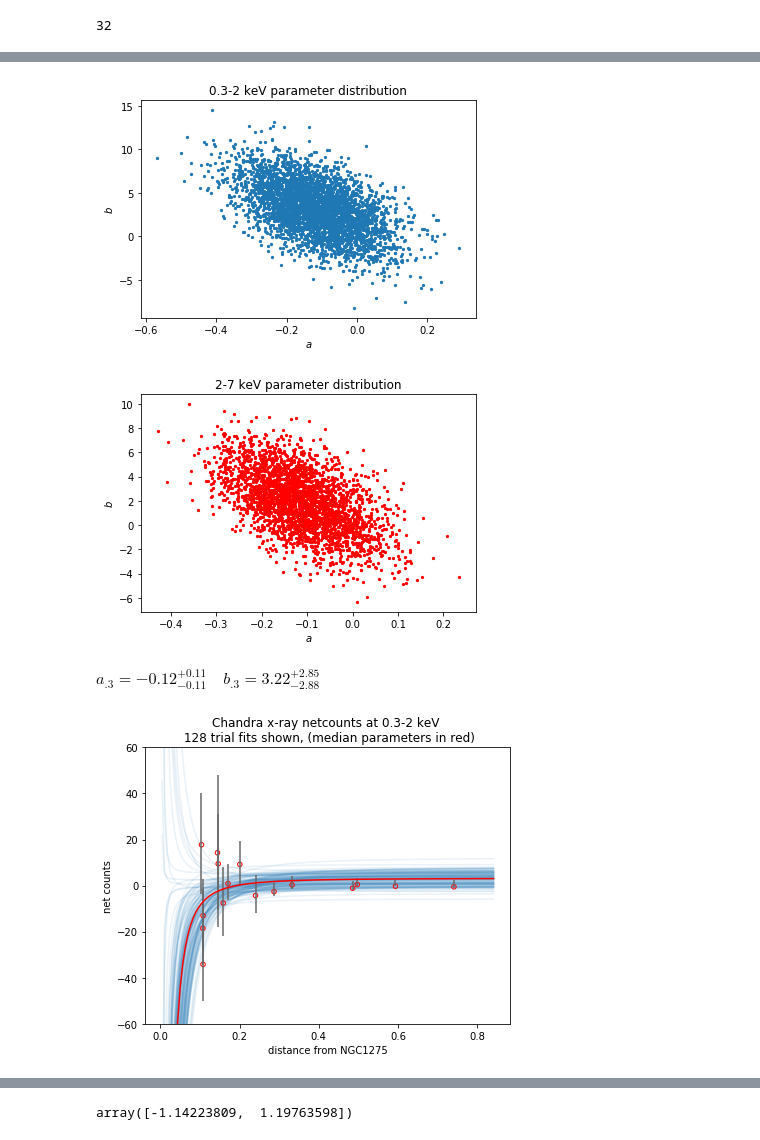
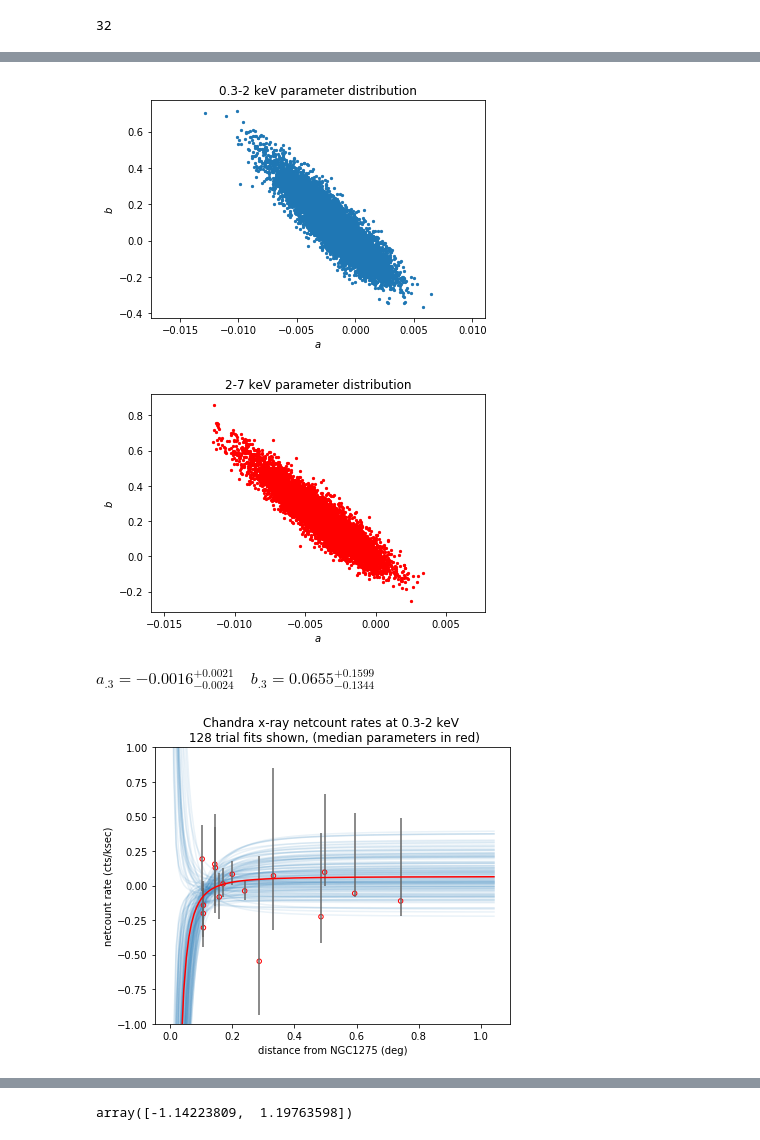
Before and after one commit to tlmakinen/ultra-diffuse-galaxies, a Jupyter notebook: netcounts_regressionfit.ipynb, the cells around one changed output, grey strips where cells are left out. Drawn from its saved outputs; the diff is of its cells as text; code cells hidden in the pictures.

```diff
--- a/netcounts_regressionfit.ipynb
+++ b/netcounts_regressionfit.ipynb
@@ -73,13 +74,18 @@ len(idarray)
 68
 # %%
 indxs = []
+exptime = []
 for id in range(len(ra1)):
     fname = fits_file(idarray[id])
     hdulist = fits.open(fname)
     hduheader = hdulist[1].header
     ra_targ = hduheader['RA_TARG']
     dec_targ = hduheader['DEC_TARG']
+    exp_time = hduheader['EXPOSURE']
 
     dist = degreedist(ra1[id], dec1[id], ra_targ, dec_targ)
     if dist < maxdist:
         indxs.append(id)
+        exptime.append(exp_time)
+
+print(indxs)
@@ -89,17 +97,17 @@ ra = np.zeros(len(indxs))
 dec = np.zeros(len(indxs))
 yupp = np.zeros(len(indxs))
 ylow = np.zeros(len(indxs))
-netcounts = np.zeros(len(indxs))
+netrate = np.zeros(len(indxs))
 
 for i in range(len(indxs)):
-    netcounts[i] = netcounts1[indxs[i]]
-    yupp[i] = yupp1[indxs[i]]
-    ylow[i] = ylow1[indxs[i]]
+    netrate[i] = (netcounts1[indxs[i]] / exptime[i]) * 1000
+    yupp[i] = (yupp1[indxs[i]] / exptime[i]) * 1000
+    ylow[i] = (ylow1[indxs[i]] / exptime[i]) * 1000
     ra[i] = ra1[indxs[i]]
     dec[i] = dec1[indxs[i]]
 
-netcounts_300 = netcounts[0::2]     # separate by energy level (300kev-2000kev, 2000kev-7000kev)
-netcounts_2000 = netcounts[1::2]
+netrate_300 = netrate[0::2]     # separate by energy level (300kev-2000kev, 2000kev-7000kev)
+netrate_2000 = netrate[1::2]
 yupp_300 = yupp[0::2]
 yupp_2000 = yupp[1::2]
 ylow_300 = ylow[0::2]
@@ -143,8 +152,5 @@ plt.show()
 # %%
 from random import *
-sigup = 7 # upper error bound (one sigma)
-siglo = 2 # lower error bound (one sigma)
-mu = 0  # data point
 
 #fupp = np.exp(-((y-u)/sigup)**2/2) / sigup / np.sqrt(2 * np.pi)
 #flow = np.exp(-((y-u)/siglo)**2/ 2) / siglo / np.sqrt(2 * np.pi)
@@ -186,7 +192,7 @@ def f_model(x, a, b):
 # %%
 from scipy.optimize import curve_fit
 
-ntrials = 4000       # number of times we want to sample data within th error bands and fit model parameters
+ntrials = 10000       # number of times we want to sample data within th error bands and fit model parameters
 
 x_data = distarray
 pararray = []
@@ -198,7 +204,7 @@ for i in range(ntrials):
     for i in range(len(distarray)):
         sigup = yupp_300[i]
         siglo = ylow_300[i]
-        mu = netcounts_300[i]
+        mu = netrate_300[i]
 
         rand = uniform(-1, 1) # generate random number between -1 and 1 and use as a coin flip
         if rand == 0:         # if zero, flip again
@@ -219,7 +225,7 @@ for i in range(ntrials):
     for i in range(len(distarray)):
         sigup = yupp_2000[i]
         siglo = ylow_2000[i]
-        mu = netcounts_2000[i]
+        mu = netrate_2000[i]
 
         rand = uniform(-1, 1) # generate random number between -1 and 1 and use as a coin flip
         if rand == 0:         # if zero, flip again
@@ -274,8 +280,8 @@ ax2.set_ylabel('$b$')
 ax2.set_title("2-7 keV parameter distribution")
 plt.show()
 # %% [output]
-[figure, old version]
+[figure, new version]
-[figure, old version]
+[figure, new version]
 # %%
 from IPython import display
 
@@ -284,32 +290,32 @@ upper, lower = hi-med, med-low
 
 disp_str1 = ""
 for i,name in enumerate(['a_.3', 'b_.3']):
-        fmt_str = '{name}={val:.2f}^{{+{plus:.2f}}}_{{-{minus:.2f}}}'
+        fmt_str = '{name}={val:.4f}^{{+{plus:.4f}}}_{{-{minus:.4f}}}'
         disp_str1 += fmt_str.format(name=name, val=med[i], plus=upper[i], minus=lower[i])
         disp_str1 += r'\quad '
 
 disp_str1 = "${}$".format(disp_str1)
 display.Latex(data=disp_str1)
 # %% [output]
-$a_.3=-0.12^{+0.11}_{-0.11}\quad b_.3=3.22^{+2.85}_{-2.88}\quad $
+$a_.3=-0.0016^{+0.0021}_{-0.0024}\quad b_.3=0.0655^{+0.1599}_{-0.1344}\quad $
 # %%
 plt.figure(figsize=(6,5))
 
-plt.scatter(distarray, netcounts_300, s=20, facecolors='none', edgecolors='r', label='$0.3-2.0 keV$')
-plt.errorbar(distarray, netcounts_300, yerr=(ylow_300, yupp_300), linestyle='none', ecolor='#666666')
+plt.scatter(distarray, netrate_300, s=20, facecolors='none', edgecolors='r', label='$0.3-2.0 keV$')
+plt.errorbar(distarray, netrate_300, yerr=(ylow_300, yupp_300), linestyle='none', ecolor='#666666')
 
 
-x_grid = np.linspace(distarray.min()-0.1, distarray.max()+0.1, 128)
+x_grid = np.linspace(distarray.min()-0.1, distarray.max()+0.3, 128)
 for pars in range(len(a_array300[:128])):
     plt.plot(x_grid, f_model(x_grid, a_array300[pars], b_array300[pars]),
              marker='', linestyle='-', color='#3182bd', alpha=0.1, zorder=-10)
 
 plt.plot(x_grid, f_model(x_grid, med[0], med[1]), color='r')
-plt.ylim(-60, 60)
-plt.xlabel('distance from NGC1275')
-plt.ylabel('net counts')
-plt.title('Chandra x-ray netcounts at 0.3-2 keV \n 128 trial fits shown, (median parameters in red)')
+plt.ylim(-1, 1)
+plt.xlabel('distance from NGC1275 (deg)')
+plt.ylabel('netcount rate (cts/ksec)')
+plt.title('Chandra x-ray netcount rates at 0.3-2 keV \n 128 trial fits shown, (median parameters in red)')
 plt.tight_layout()
 plt.show()
 # %% [output]
-[figure, old version]
+[figure, new version]
```
Also changed, not shown: parts of 21 cells of this notebook.
